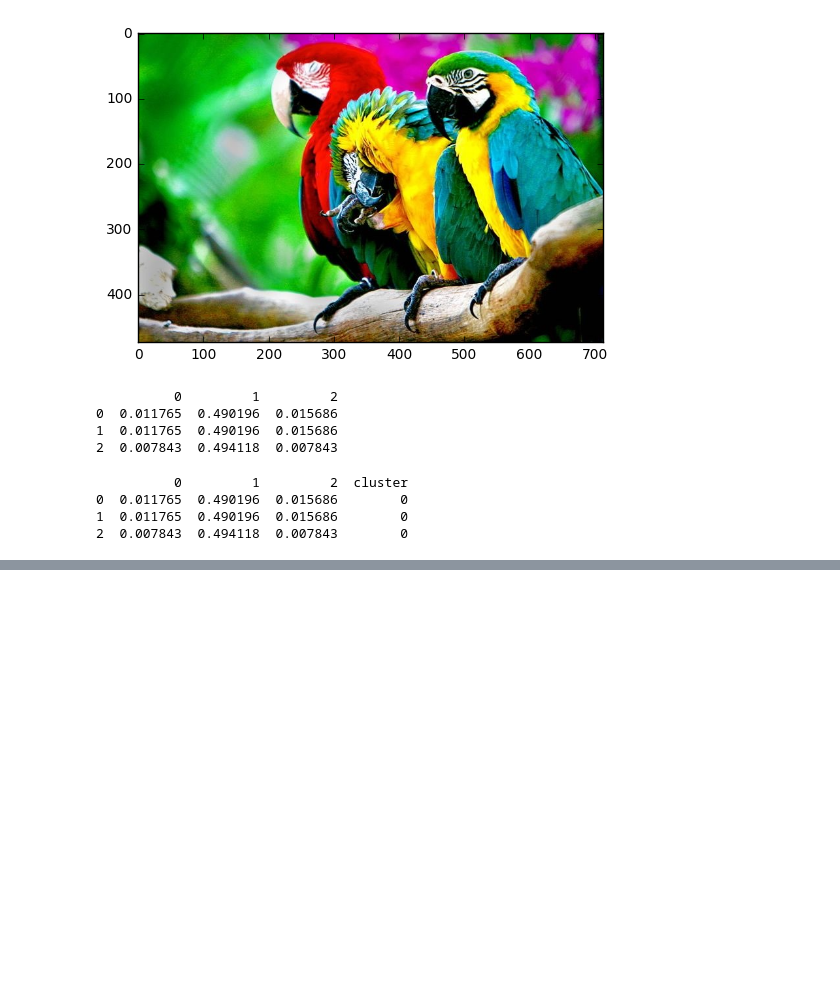
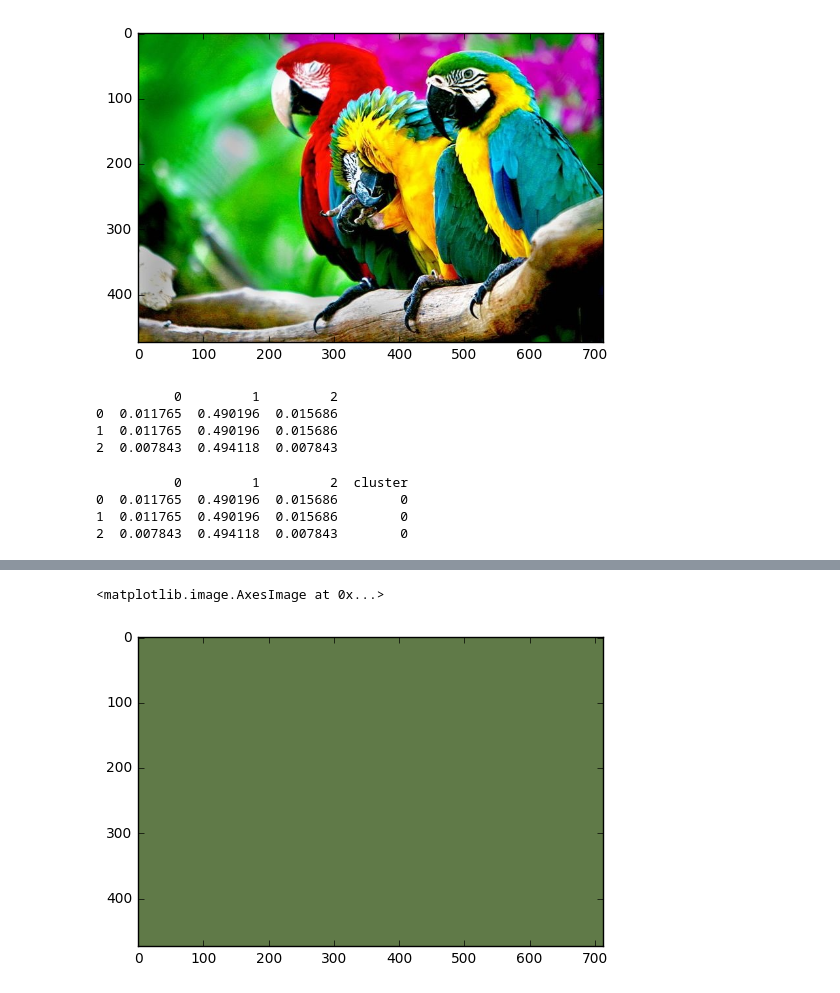
Before and after one commit to JustM57/ml_examples, a Jupyter notebook: PycharmProjects/Coursera/Parrot.ipynb, the cells around one changed output, grey strips where cells are left out. Saved outputs shown, nothing was run; the diff lists cells and outputs as text; code cells hidden in the pictures; blank space fills up the shorter version.

```diff
--- a/PycharmProjects/Coursera/Parrot.ipynb
+++ b/PycharmProjects/Coursera/Parrot.ipynb
@@ -22,7 +22,7 @@ print(data[:3])
 2  0.007843  0.494118  0.007843
 # %%
 from sklearn.cluster import KMeans
-clf = KMeans(init='k-means++', random_state=241)
+clf = KMeans(init='k-means++', random_state=241, n_clusters=8)
 clusters = clf.fit(data.values, data.index)
 labels = clusters.labels_
 clustered_data = data.copy()
@@ -47,0 +43,8 @@ def
+# %%
+import math
+def psnr(image1, image2):
+    mse = np.mean(np.square(image1 - image2))
+    res = -10 * math.log10(mse)
+    return res
+print(psnr(norm_image, med_image))
+print(psnr(norm_image, mean_image))
@@ -47,0 +59,20 @@ def
+# %%
+min_clustr = 21
+a = []
+for i in range(1, 21):
+    clf = KMeans(init='k-means++', random_state=241, n_clusters=i)
+    clusters = clf.fit(data.values, data.index)
+    labels = clusters.labels_
+    clustered_data = data.copy()
+    clustered_data['cluster'] = labels
+    mean_cluster = clustered_data.groupby('cluster').mean().values
+    median_cluster = clustered_data.groupby('cluster').median().values
+    mean_data = [mean_cluster[cluster] for cluster in clustered_data['cluster'].values]
+    med_data = [median_cluster[cluster] for cluster in clustered_data['cluster'].values]
+    med_image = np.reshape(med_data, (image.shape[0], image.shape[1], 3))
+    mean_image = np.reshape(mean_data, (image.shape[0], image.shape[1], 3))
+    a.append(mean_image)
+    print(i, psnr(norm_image, med_image), psnr(norm_image, mean_image))
+    if min_clustr == 21 and (psnr(norm_image, med_image) > 20 or psnr(norm_image, mean_image)>20):
+        min_clustr = i
+print(min_clustr)
@@ -47,0 +97,5 @@ def
+# %%
+pylab.imshow(a[0])
+# %% [output]
+<matplotlib.image.AxesImage at 0x...>
+[figure, added]
```
Also changed, not shown: parts of 15 cells of this notebook.
